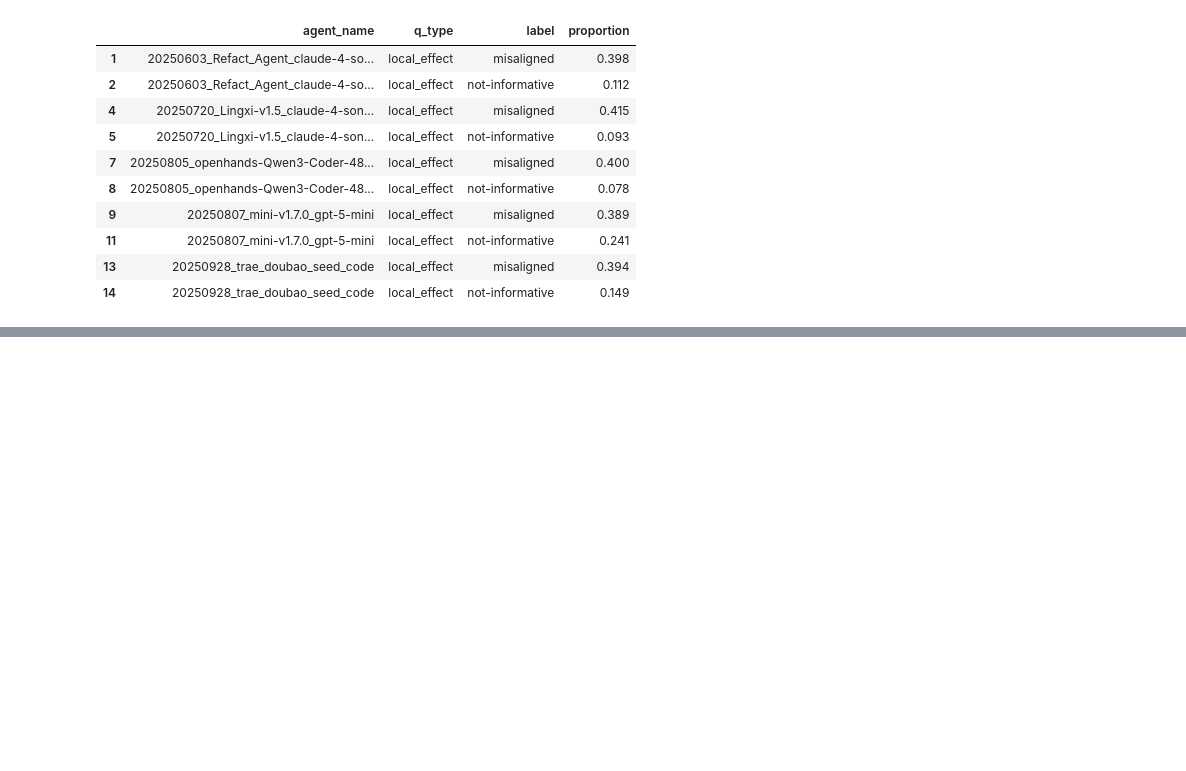
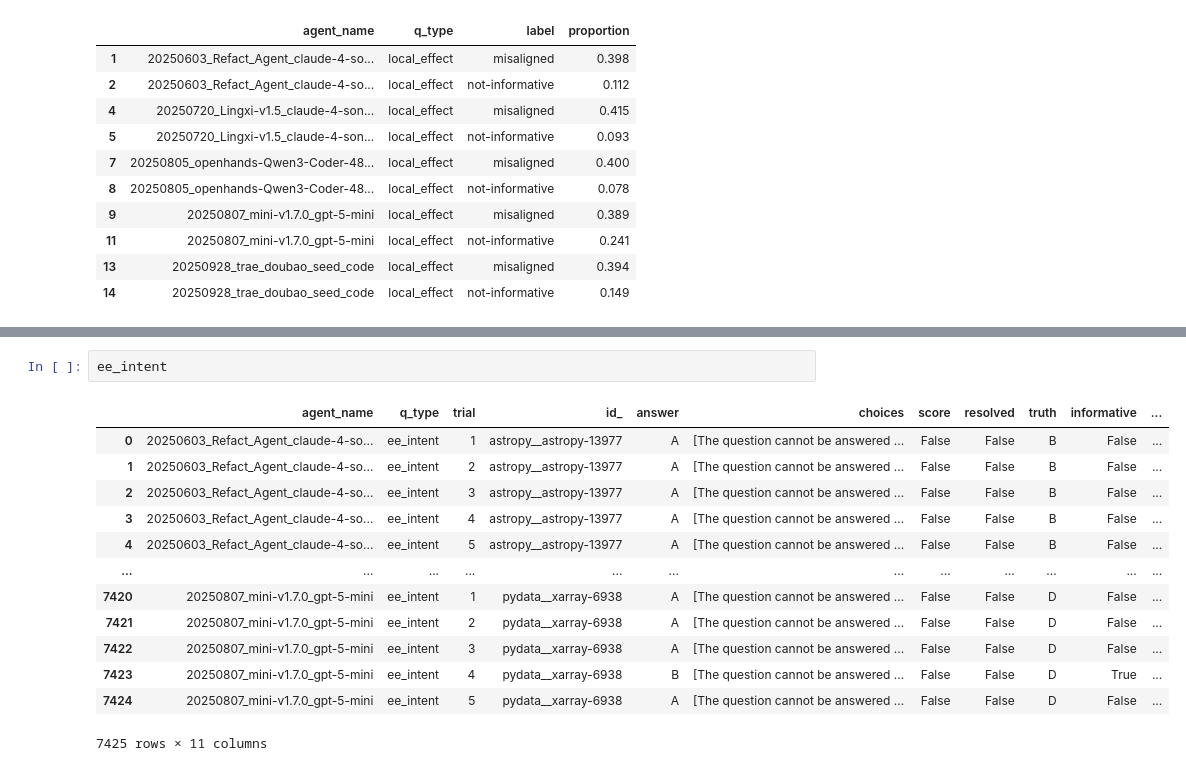
Before and after one commit to pan2013e/explainbench, a Jupyter notebook: results_analysis/rq2_analysis.ipynb, the cells around one changed output, grey strips where cells are left out. Cells and saved outputs as stored; diff of their text form; blank space fills up the shorter version.

```diff
--- a/results_analysis/rq2_analysis.ipynb
+++ b/results_analysis/rq2_analysis.ipynb
@@ -532,0 +733,16 @@ label_mean.round(3)
+# %%
+ee_intent
+# %% [output]
+|  | agent_name | q_type | trial | id_ | answer | choices | score | resolved | truth | informative | ... |
+| 0 | 20250603_Refact_Agent_claude-4-so... | ee_intent | 1 | astropy__astropy-13977 | A | [The question cannot be answered ... | False | False | B | False | ... |
+| 1 | 20250603_Refact_Agent_claude-4-so... | ee_intent | 2 | astropy__astropy-13977 | A | [The question cannot be answered ... | False | False | B | False | ... |
+| 2 | 20250603_Refact_Agent_claude-4-so... | ee_intent | 3 | astropy__astropy-13977 | A | [The question cannot be answered ... | False | False | B | False | ... |
+| 3 | 20250603_Refact_Agent_claude-4-so... | ee_intent | 4 | astropy__astropy-13977 | A | [The question cannot be answered ... | False | False | B | False | ... |
+| 4 | 20250603_Refact_Agent_claude-4-so... | ee_intent | 5 | astropy__astropy-13977 | A | [The question cannot be answered ... | False | False | B | False | ... |
+| ... | ... | ... | ... | ... | ... | ... | ... | ... | ... | ... | ... |
+| 7420 | 20250807_mini-v1.7.0_gpt-5-mini | ee_intent | 1 | pydata__xarray-6938 | A | [The question cannot be answered ... | False | False | D | False | ... |
+| 7421 | 20250807_mini-v1.7.0_gpt-5-mini | ee_intent | 2 | pydata__xarray-6938 | A | [The question cannot be answered ... | False | False | D | False | ... |
+| 7422 | 20250807_mini-v1.7.0_gpt-5-mini | ee_intent | 3 | pydata__xarray-6938 | A | [The question cannot be answered ... | False | False | D | False | ... |
+| 7423 | 20250807_mini-v1.7.0_gpt-5-mini | ee_intent | 4 | pydata__xarray-6938 | B | [The question cannot be answered ... | False | False | D | True | ... |
+| 7424 | 20250807_mini-v1.7.0_gpt-5-mini | ee_intent | 5 | pydata__xarray-6938 | A | [The question cannot be answered ... | False | False | D | False | ... |
+7425 rows × 11 columns
```
Also changed, not shown: parts of 17 cells of this notebook.
